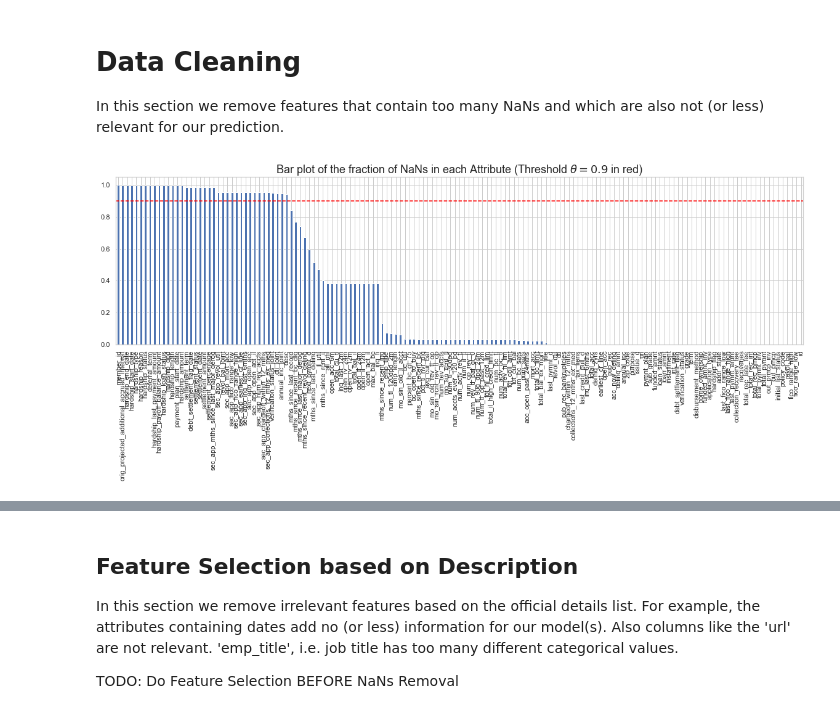
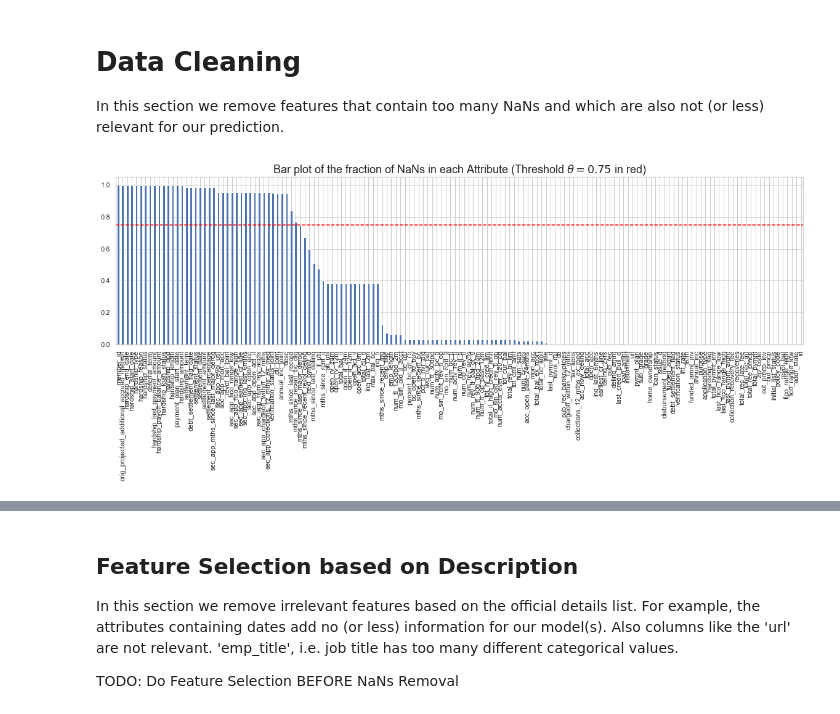
Before and after one commit to negralessio/advanced-ml-final-project, a Jupyter notebook: default_prediction.ipynb, the cells around one changed output, grey strips where cells are left out. Cells and saved outputs as stored; diff of their text form; code cells hidden in the pictures.

```diff
--- a/default_prediction.ipynb
+++ b/default_prediction.ipynb
@@ -50,16 +50,16 @@ null_count_series = accepted_df.isna().sum().div(N)
 null_count_series = null_count_series.sort_values(ascending=False)
 # %%
 # Define threshold theta: Each column with more or equal NaNs than the threshold will be removed.
-threshold = 0.9
+threshold = 0.75
 
 plt.figure(figsize=(20,5))
 plt.title(f"Bar plot of the fraction of NaNs in each Attribute (Threshold $\\theta = {threshold}$ in red)", size=18)
 null_count_series.plot.bar()
 # Add threshold as red line
 plt.axhline(y=threshold, color="red", linestyle = "--")
 plt.show()
 # %% [output]
-[figure, old version]
+[figure, new version]
 # %%
 # Remove all rows where the NaN Fraction is >= threshold.
 null_count_series_cut = null_count_series[null_count_series.values < threshold]
```
Also changed, not shown: parts of 6 cells of this notebook.
